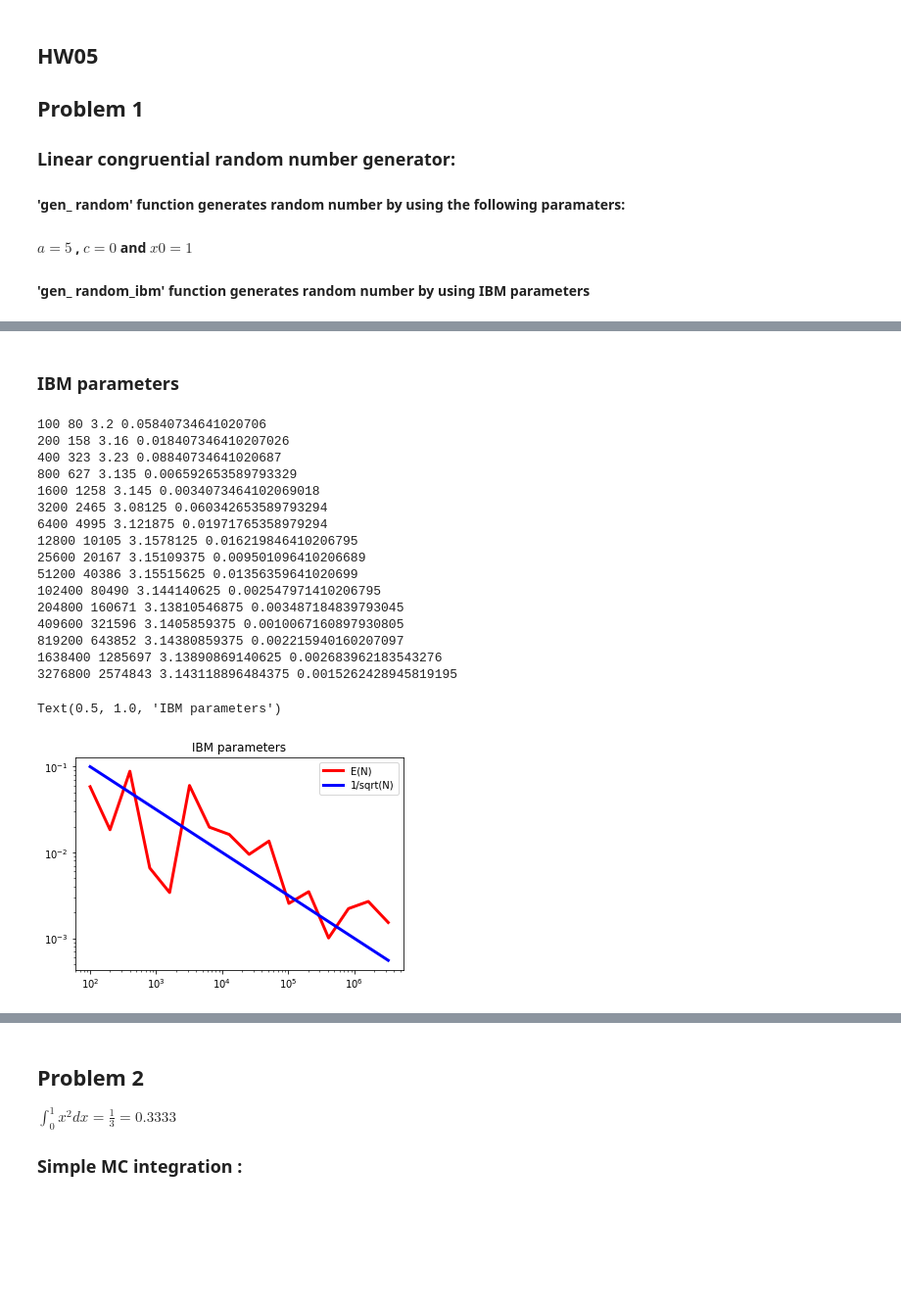
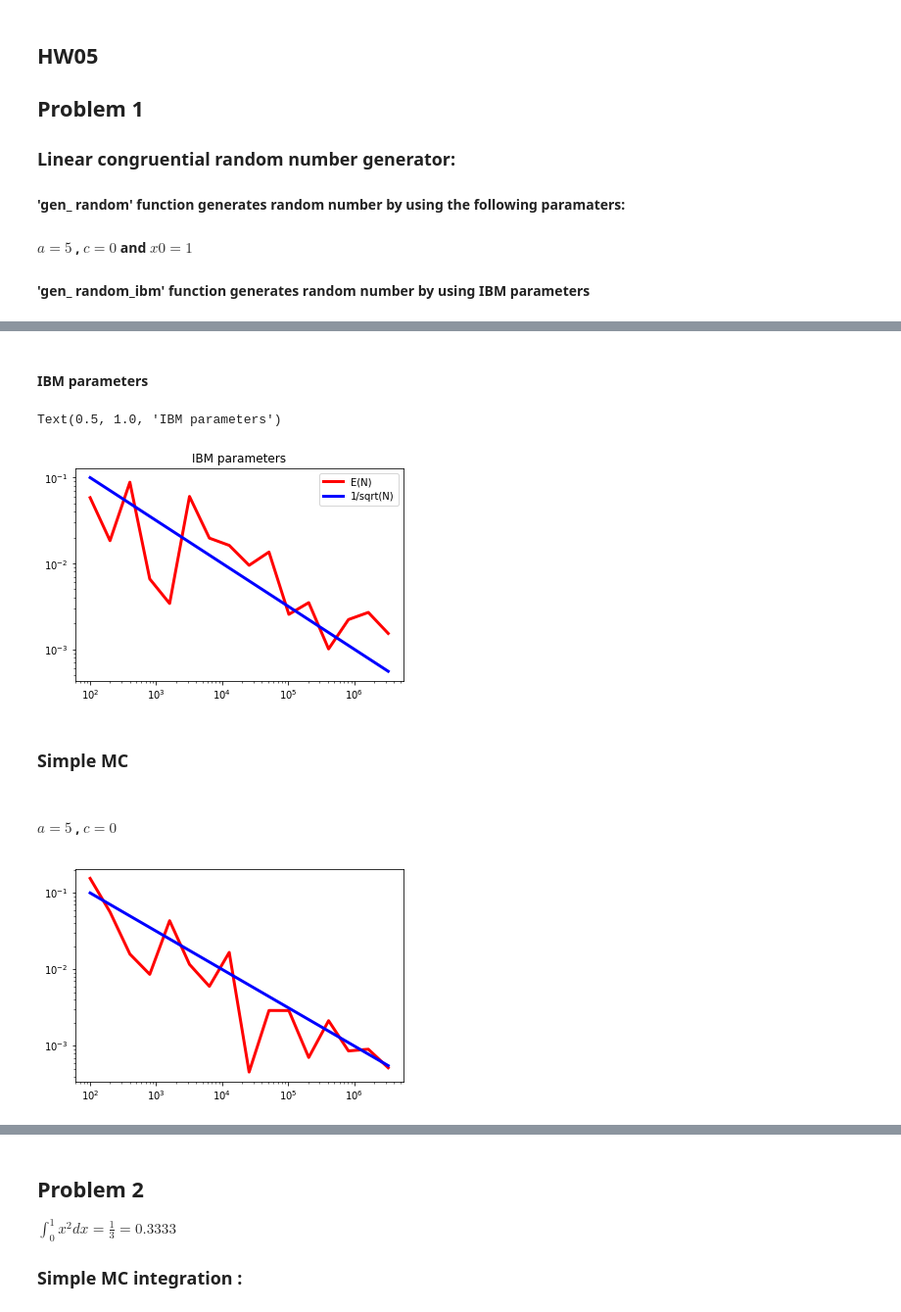
Before and after one commit to Phys7321/HW-Seyedolmohadesin, a Jupyter notebook: HW05/HW05.ipynb, the cells around one changed output, grey strips where cells are left out. Shown: that part at 98% size. Cells and saved outputs as stored; diff of their text form; code cells hidden in the pictures; blank space fills up the shorter version.

```diff
--- a/HW05/HW05.ipynb
+++ b/HW05/HW05.ipynb
@@ -99,6 +85,6 @@ Text(0.5, 1.0, 'a=5 , M=11')
 [figure]
 # %% [markdown]
-### IBM parameters
+#### IBM parameters
 # %%
 ngroups = 16
 
@@ -122,7 +108,7 @@ for i in range(ngroups):
 
     I[i] = 4.*float(Nin)/float(n0)
     E[i] = abs(I[i]-np.pi)
-    print (n0,Nin,I[i],E[i])
+    #print (n0,Nin,I[i],E[i])
     n0 *= 2
 
 
@@ -133,21 +119,38 @@ pyplot.yscale('log')
 pyplot.legend()
 pyplot.title('IBM parameters')
 # %% [output]
-100 80 3.2 0.05840734641020706
-200 158 3.16 0.018407346410207026
-400 323 3.23 0.08840734641020687
-800 627 3.135 0.006592653589793329
-1600 1258 3.145 0.0034073464102069018
-3200 2465 3.08125 0.060342653589793294
-6400 4995 3.121875 0.01971765358979294
-12800 10105 3.1578125 0.016219846410206795
-25600 20167 3.15109375 0.009501096410206689
-51200 40386 3.15515625 0.01356359641020699
-102400 80490 3.144140625 0.002547971410206795
-204800 160671 3.13810546875 0.003487184839793045
-409600 321596 3.1405859375 0.0010067160897930805
-819200 643852 3.14380859375 0.002215940160207097
-1638400 1285697 3.13890869140625 0.002683962183543276
-3276800 2574843 3.143118896484375 0.0015262428945819195
+Text(0.5, 1.0, 'IBM parameters')
-Text(0.5, 1.0, 'IBM parameters')
 [figure]
+# %% [markdown]
+### Simple MC
+# %% [markdown]
+#### $a=5$ , $c=0 $
+# %%
+ngroups = 16
+
+I = np.zeros(ngroups)
+N = np.zeros(ngroups)
+E = np.zeros(ngroups)
+r=[1]
+n0 = 100
+for i in range(ngroups):
+
+    N[i] = n0
+    r = gen_random_ibm(r[-1],n0)
+    I[i] = 0.
+    for j in range(n0):
+        x = r[j]
+        I[i] += np.sqrt(1-x**2)
+
+    I[i] *= 4./float(n0)
+    E[i] = abs(I[i]-np.pi)
+    #print(n0,I[i],E[i])
+    n0 *= 2
+
+
+pyplot.plot(N,E,ls='-',c='red',lw=3);
+pyplot.plot(N,1/np.sqrt(N),ls='-',c='blue',lw=3);
+pyplot.xscale('log')
+pyplot.yscale('log')
+# %% [output]
+[figure, added]
```
Also changed, not shown: parts of 11 cells of this notebook, 1 other file.
